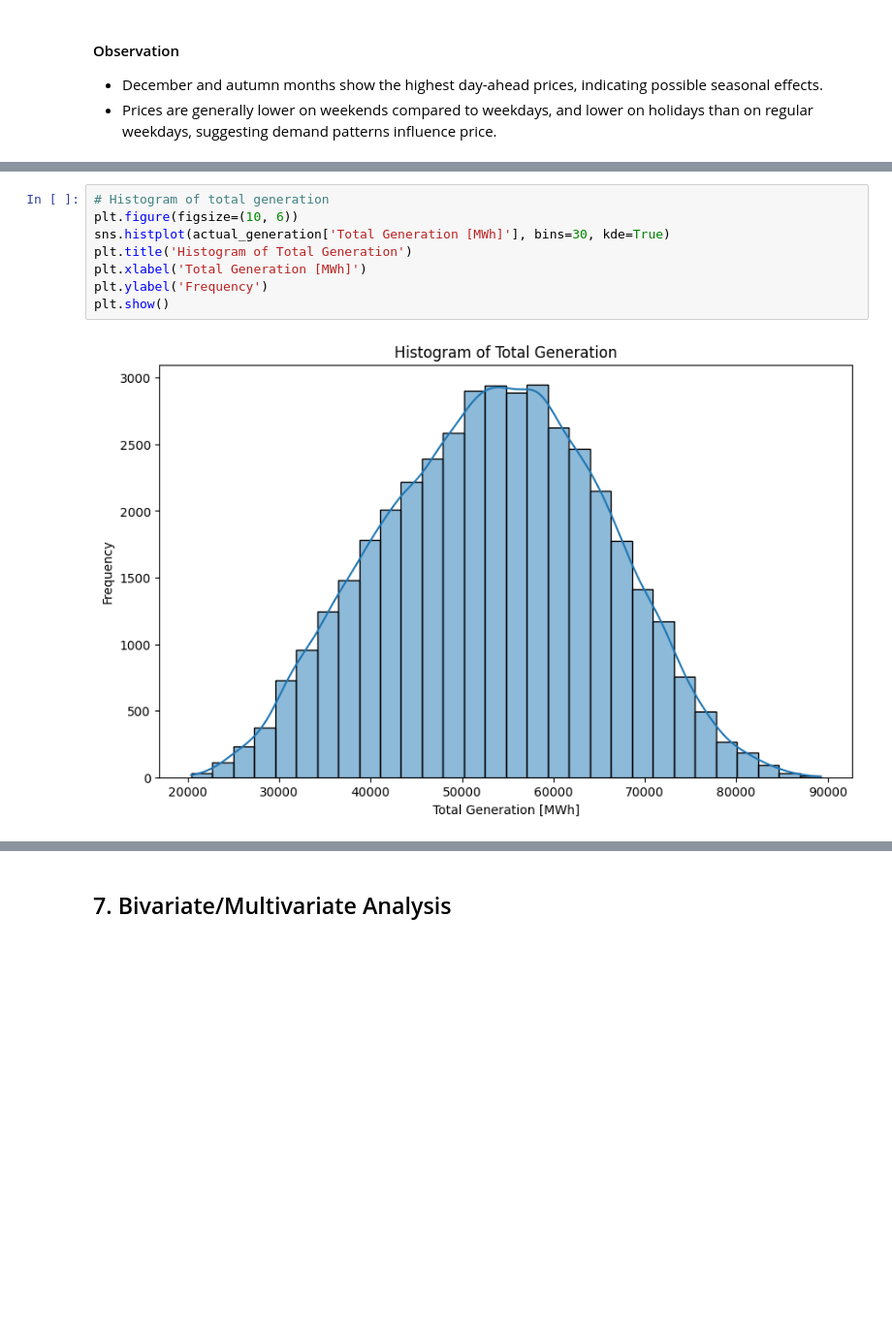
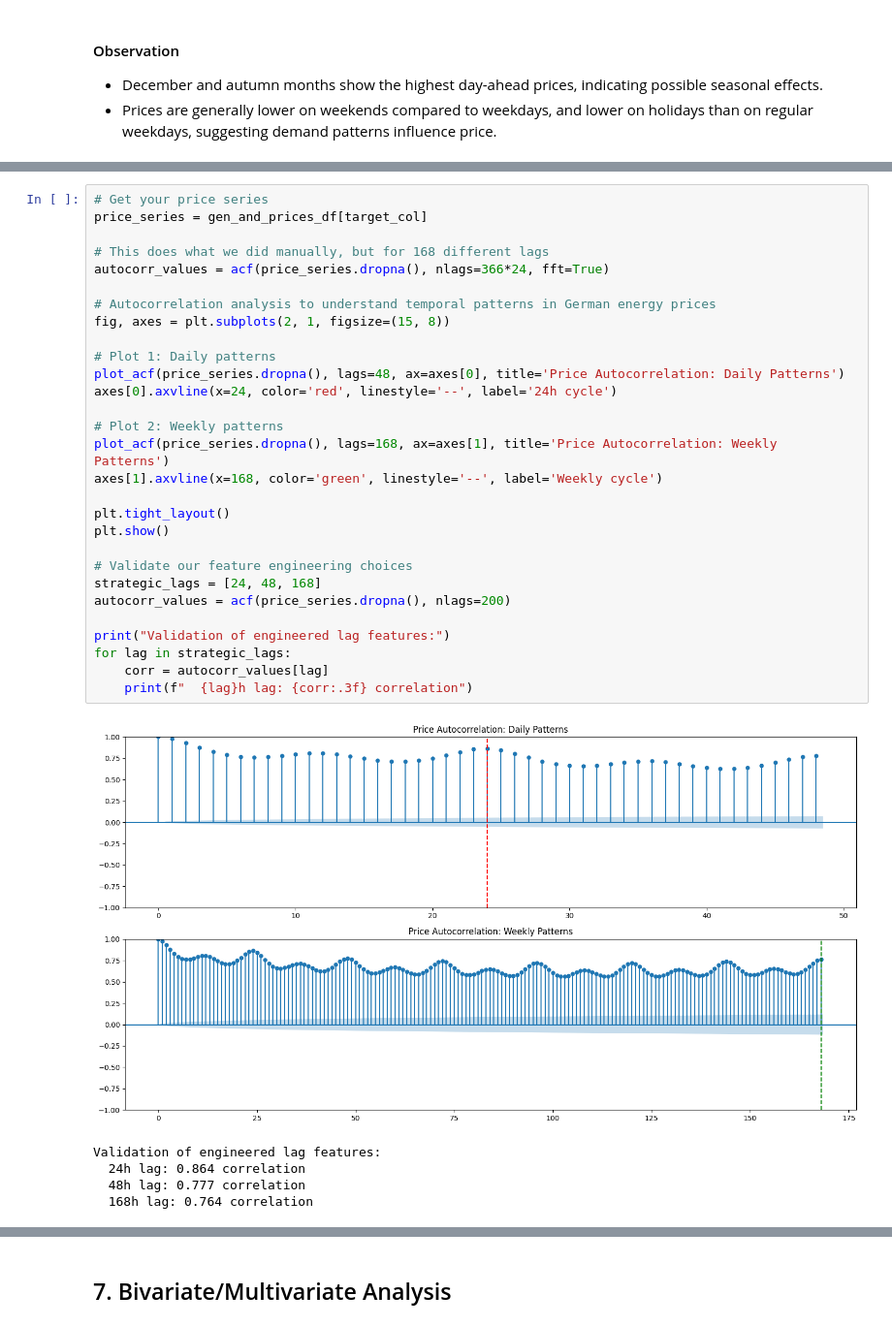
Before and after one commit to Alaeddin-B/german-energy-price-forecasting-mlops, a Jupyter notebook: notebooks/01-EDA.ipynb, the cells around one changed output, grey strips where cells are left out. Shown at 97% size. Saved outputs shown, nothing was run; the diff lists cells and outputs as text; blank space fills up the shorter version.

```diff
--- a/notebooks/01-EDA.ipynb
+++ b/notebooks/01-EDA.ipynb
@@ -423,13 +528,38 @@ plt.show()
-# %%
-# Histogram of total generation
-plt.figure(figsize=(10, 6))
-sns.histplot(actual_generation['Total Generation [MWh]'], bins=30, kde=True)
-plt.title('Histogram of Total Generation')
-plt.xlabel('Total Generation [MWh]')
-plt.ylabel('Frequency')
-plt.show()
-# %% [output]
-[figure, removed]
+# %%
+# Get your price series
+price_series = gen_and_prices_df[target_col]
+
+# This does what we did manually, but for 168 different lags
+autocorr_values = acf(price_series.dropna(), nlags=366*24, fft=True)
+
+# Autocorrelation analysis to understand temporal patterns in German energy prices
+fig, axes = plt.subplots(2, 1, figsize=(15, 8))
+
+# Plot 1: Daily patterns
+plot_acf(price_series.dropna(), lags=48, ax=axes[0], title='Price Autocorrelation: Daily Patterns')
+axes[0].axvline(x=24, color='red', linestyle='--', label='24h cycle')
+
+# Plot 2: Weekly patterns
+plot_acf(price_series.dropna(), lags=168, ax=axes[1], title='Price Autocorrelation: Weekly Patterns')
+axes[1].axvline(x=168, color='green', linestyle='--', label='Weekly cycle')
+
+plt.tight_layout()
+plt.show()
+
+# Validate our feature engineering choices
+strategic_lags = [24, 48, 168]
+autocorr_values = acf(price_series.dropna(), nlags=200)
+
+print("Validation of engineered lag features:")
+for lag in strategic_lags:
+    corr = autocorr_values[lag]
+    print(f"  {lag}h lag: {corr:.3f} correlation")
+# %% [output]
+[figure, added]
+Validation of engineered lag features:
+  24h lag: 0.864 correlation
+  48h lag: 0.777 correlation
+  168h lag: 0.764 correlation
 # %% [markdown]
 ### Observation:
 - Just like prices, actual generation also shows clear seasonal and daily patterns.
```
Also changed, not shown: parts of 35 cells of this notebook.
